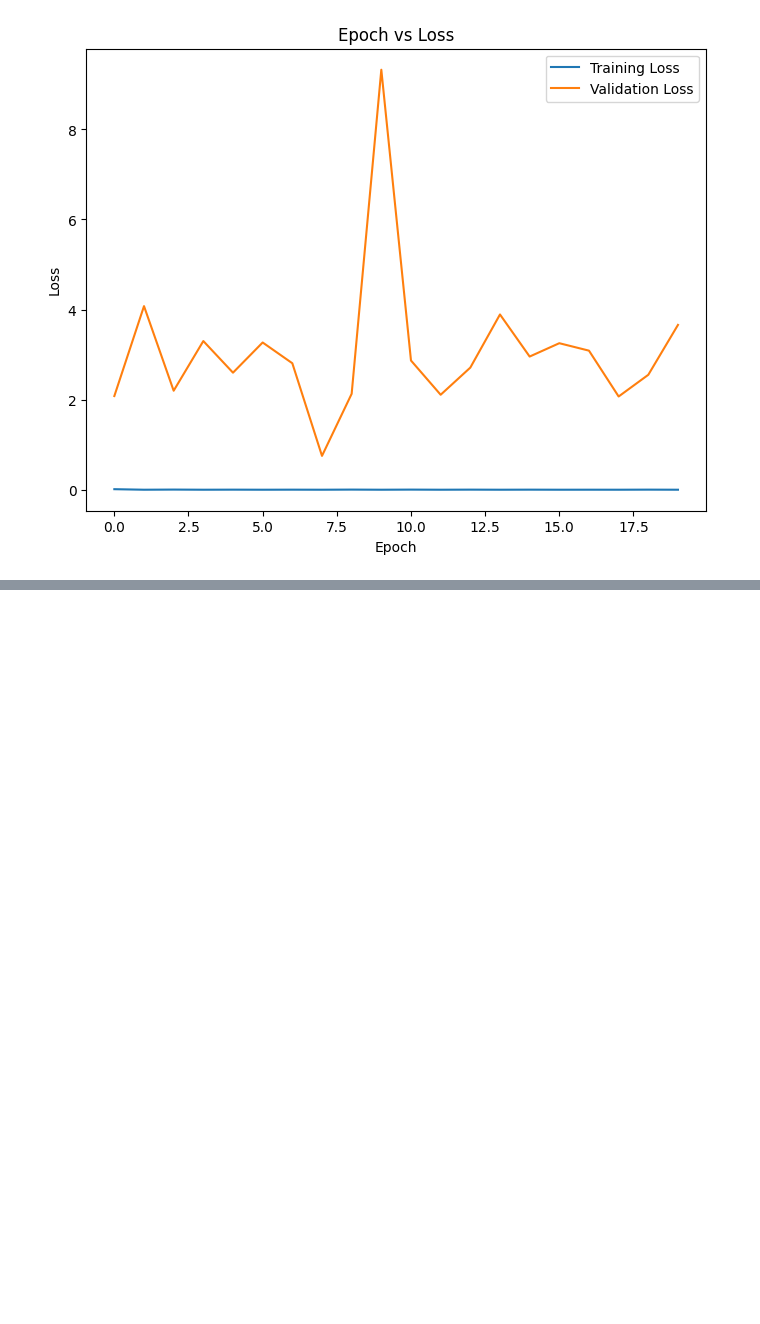
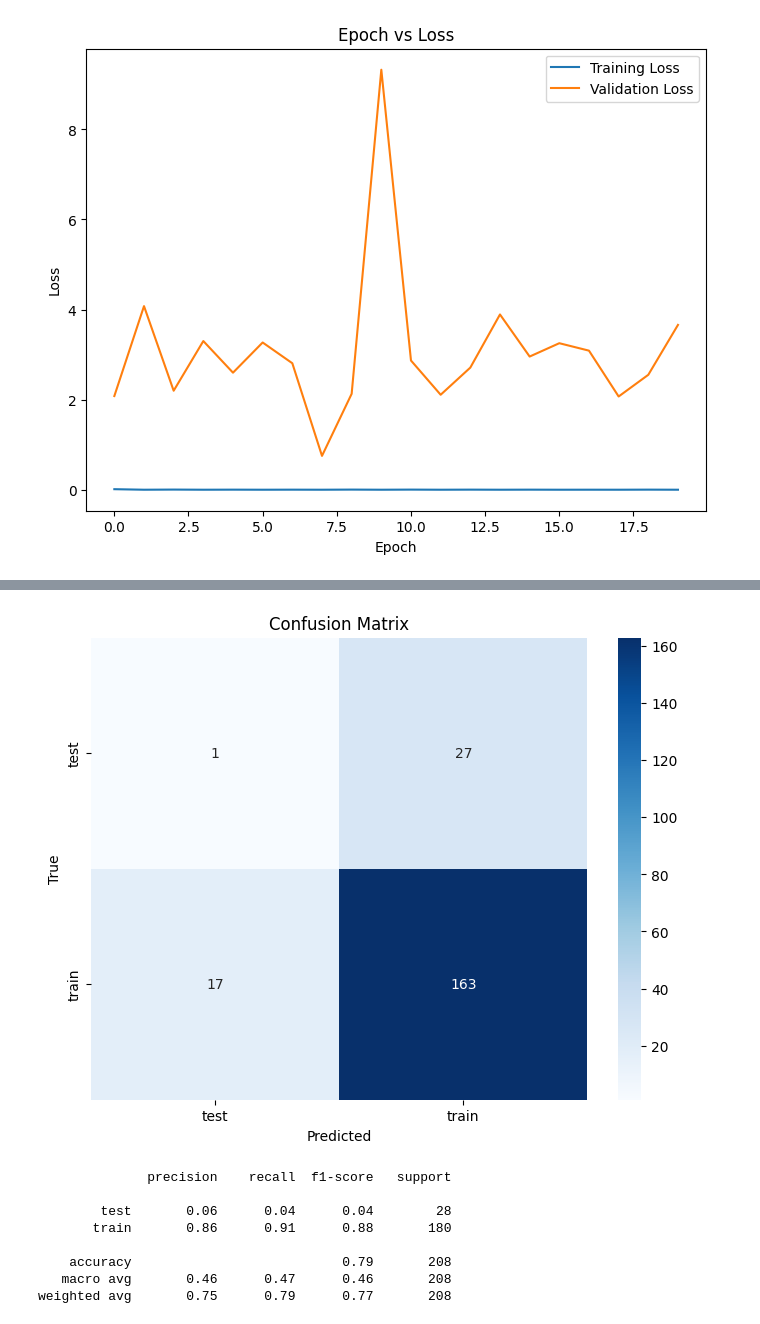
Before and after one commit to Ankitkumar1015/Gender-recognition, a Jupyter notebook: gender.ipynb, the cells around one changed output, grey strips where cells are left out. Saved outputs shown, nothing was run; the diff lists cells and outputs as text; code cells hidden in the pictures; blank space fills up the shorter version.

```diff
--- a/gender.ipynb
+++ b/gender.ipynb
@@ -225,0 +231,7 @@ plt.show()
+# %%
+# Get the true labels and the predicted labels
+validation_generator.reset()
+predictions = model.predict(validation_generator, steps=validation_generator.samples // validation_generator.batch_size + 1)
+predicted_classes = np.where(predictions > 0.5, 1, 0).flatten()
+true_classes = validation_generator.classes
+class_labels = list(validation_generator.class_indices.keys())
@@ -225,0 +240,24 @@ plt.show()
+# %%
+# Compute the confusion matrix
+cm = confusion_matrix(true_classes, predicted_classes)
+
+# Plot the confusion matrix
+plt.figure(figsize=(8, 6))
+sns.heatmap(cm, annot=True, fmt='d', cmap='Blues', xticklabels=class_labels, yticklabels=class_labels)
+plt.title('Confusion Matrix')
+plt.xlabel('Predicted')
+plt.ylabel('True')
+plt.show()
+
+# Optionally, you can also print a classification report
+print(classification_report(true_classes, predicted_classes, target_names=class_labels))
+# %% [output]
+[figure, added]
+              precision    recall  f1-score   support
+
+        test       0.06      0.04      0.04        28
+       train       0.86      0.91      0.88       180
+
+    accuracy                           0.79       208
+   macro avg       0.46      0.47      0.46       208
+weighted avg       0.75      0.79      0.77       208
```
Also changed, not shown: parts of 2 cells of this notebook.
